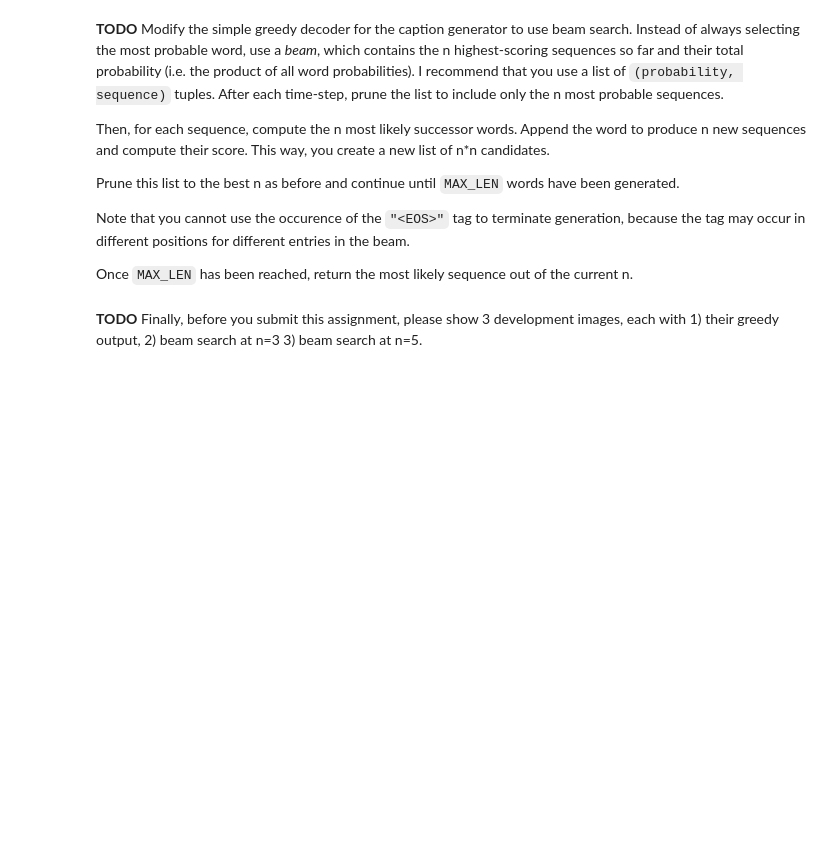
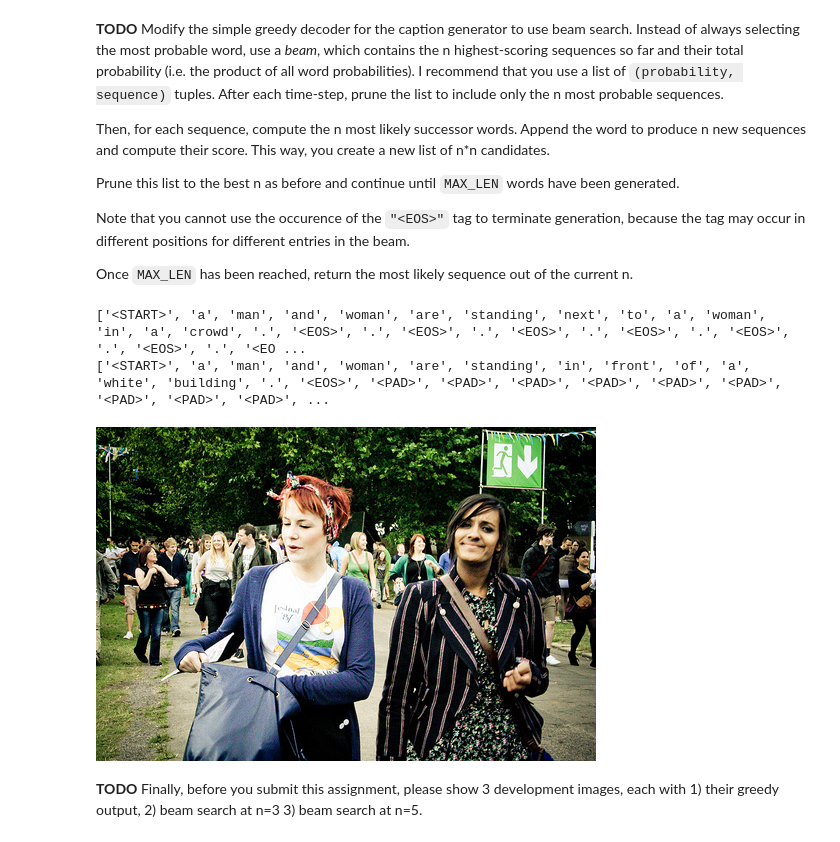
Before and after one commit to DylanSatow/NLP, a Jupyter notebook: hw3/lstm_flickr_caption_generator_torch.ipynb, the cells around one changed output. Saved outputs shown, nothing was run; the diff lists cells and outputs as text; code cells hidden in the pictures; blank space fills up the shorter version.

```diff
--- a/hw3/lstm_flickr_caption_generator_torch.ipynb
+++ b/hw3/lstm_flickr_caption_generator_torch.ipynb
@@ -796,2 +890,36 @@ def img_beam_decoder(n, img):
+# %%
+def img_beam_decoder(n, img):
+    seq = torch.tensor([1] + [0] * (MAX_LEN-1)).unsqueeze(0).to(DEVICE)
+    beam = [(0, seq)]
+
+    for i in range(1, MAX_LEN):
+        candidates = []
+        for score, seq in beam:
+            logits = model(img.unsqueeze(0), seq)
+            probs = torch.softmax(logits[0, i-1], dim=0).cpu().detach().numpy()
+            top_n = np.argsort(probs)[-n:]
+
+            for next_word in top_n:
+                new_seq = seq.clone()
+                new_seq[0, i] = next_word
+                new_score = score + np.log(probs[next_word])
+                candidates.append((new_score, new_seq))
+
+        beam = sorted(candidates, key=lambda x: x[0], reverse=True)[:n]
+
+    best_seq = beam[0][1]
+    return list(map(lambda x: id_to_word[x], best_seq[0].tolist()))
+
+raw_img = PIL.Image.open(os.path.join(IMG_PATH, dev_list[49]))
+preprocessed_img = preprocess(raw_img).to(DEVICE)
+encoded_img = img_encoder(preprocessed_img.unsqueeze(0)).reshape((512))
+caption = img_beam_decoder(3,encoded_img)
+print(caption)
+print(greedy_decoder(encoded_img))
+raw_img
+# %% [output]
+['<START>', 'a', 'man', 'and', 'woman', 'are', 'standing', 'next', 'to', 'a', 'woman', 'in', 'a', 'crowd', '.', '<EOS>', '.', '<EOS>', '.', '<EOS>', '.', '<EOS>', '.', '<EOS>', '.', '<EOS>', '.', '<EO ...
+['<START>', 'a', 'man', 'and', 'woman', 'are', 'standing', 'in', 'front', 'of', 'a', 'white', 'building', '.', '<EOS>', '<PAD>', '<PAD>', '<PAD>', '<PAD>', '<PAD>', '<PAD>', '<PAD>', '<PAD>', '<PAD>', ...
+[figure, added]
 # %% [markdown]
 **TODO** Finally, before you submit this assignment, please show 3 development images, each with 1) their greedy output, 2) beam search at n=3 3) beam search at n=5.
```
Also changed, not shown: parts of 21 cells of this notebook.
